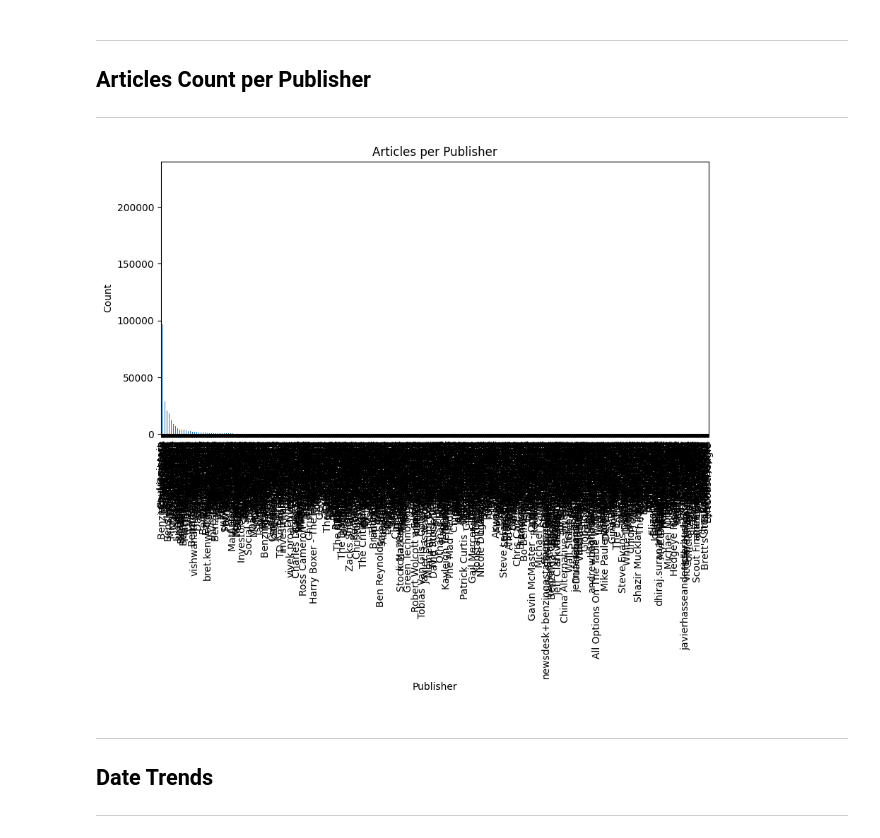
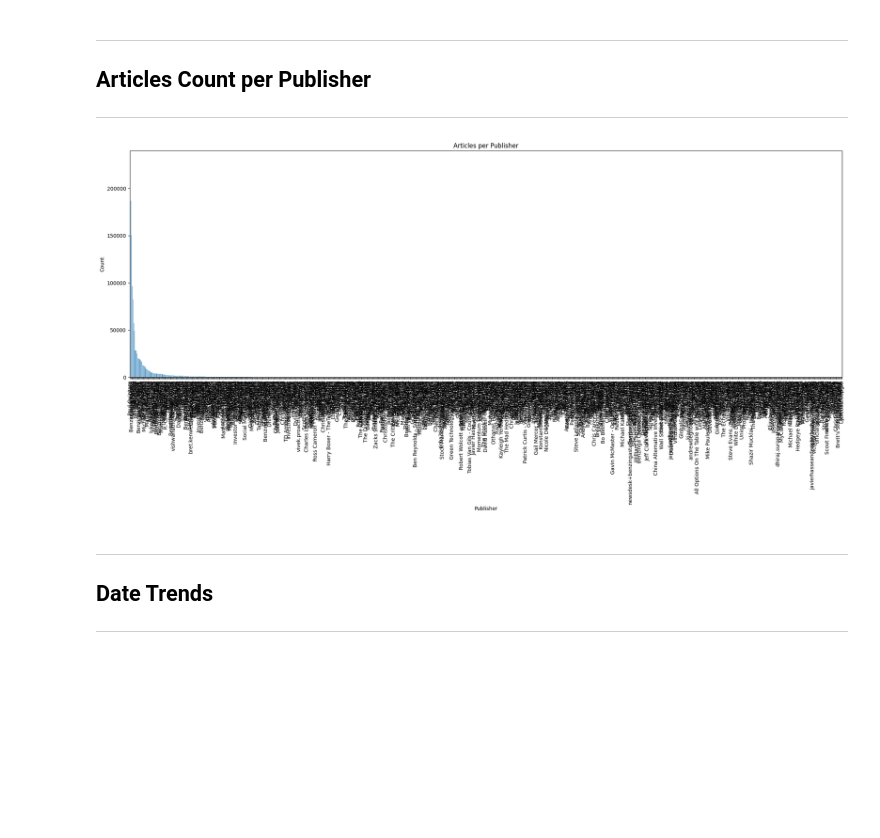
Before and after one commit to metasebiatilahun/Stock-market-EDA-week1-challenge, a Jupyter notebook: notebooks/market-news-eda.ipynb, the cells around one changed output. Saved outputs shown, nothing was run; the diff lists cells and outputs as text; code cells hidden in the pictures; blank space fills up the shorter version.

```diff
--- a/notebooks/market-news-eda.ipynb
+++ b/notebooks/market-news-eda.ipynb
@@ -87,16 +87,16 @@ df[['headline_length', 'url_length']].describe()
 # %%
 publisher_counts = df['publisher'].value_counts()
 publisher_counts
 
 #plotting the top 10 publishers
-plt.figure(figsize=(10,5))
+plt.figure(figsize=(25,8))
 publisher_counts.plot(kind='bar')
 plt.title("Articles per Publisher")
 plt.xlabel("Publisher")
 plt.ylabel("Count")
 plt.show()
 # %% [output]
-[figure, old version]
+[figure, new version]
 # %% [markdown]
 -----------------------------------------------
 ## Date Trends
```
Also changed, not shown: parts of 1 cell of this notebook.
